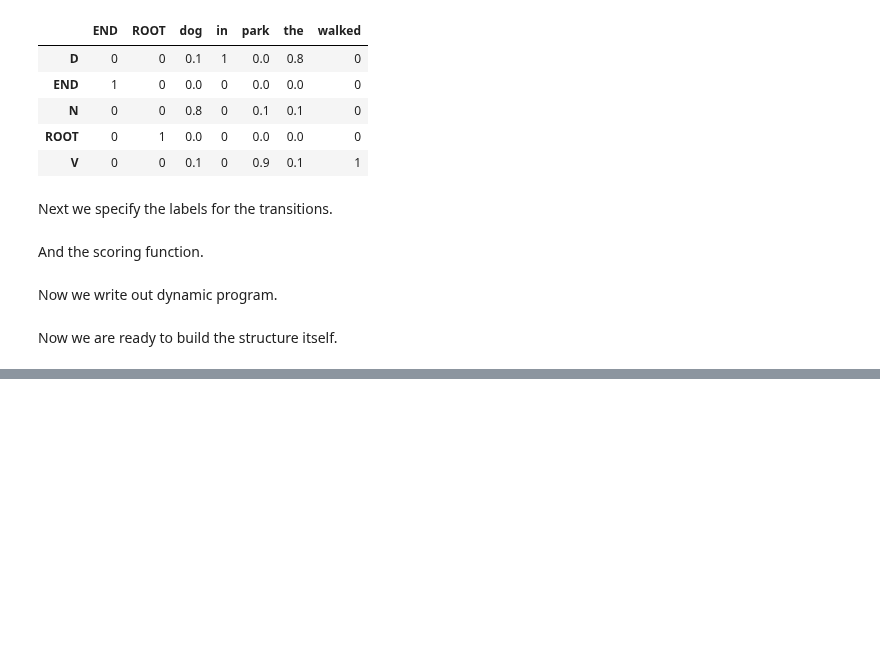
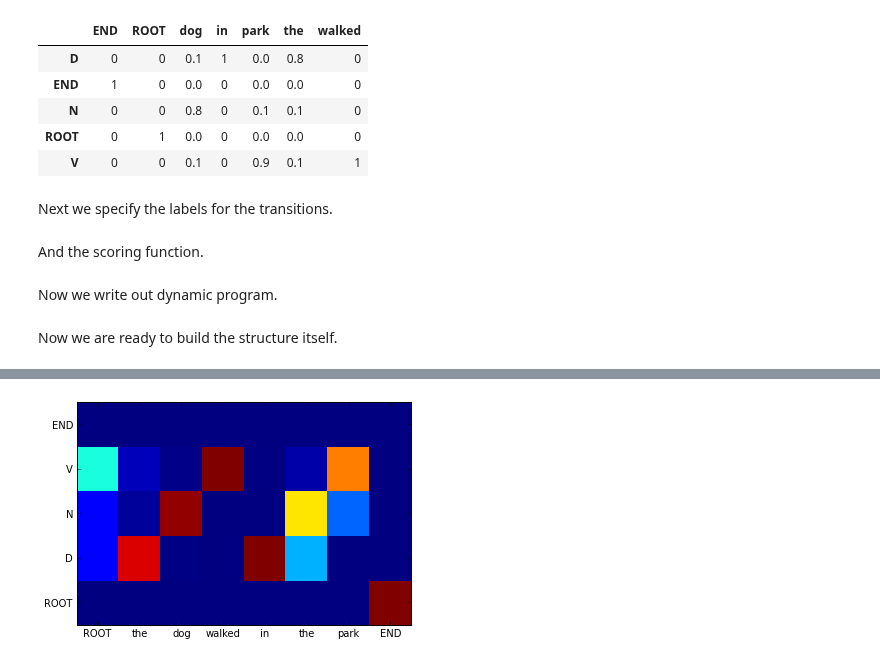
Before and after one commit to srush/PyDecode, a Jupyter notebook: notebooks/hmm.ipynb, the cells around one changed output, grey strips where cells are left out. Drawn from its saved outputs; the diff is of its cells as text; code cells hidden in the pictures; blank space fills up the shorter version.

```diff
--- a/notebooks/hmm.ipynb
+++ b/notebooks/hmm.ipynb
@@ -198,0 +131,4 @@ very_pruned_hypergraph, _ = ph.prune_hypergraph(hypergraph, potentials, 0.9)
+# %%
+for i in range(len(sentence)):
+    z = items.item_vector([(i, t) for t in range(len(tags))])
+    print normalized_marg  * (item_mat.T * z)
@@ -198,0 +144,16 @@ very_pruned_hypergraph, _ = ph.prune_hypergraph(hypergraph, potentials, 0.9)
+# %%
+mat = np.zeros([len(sentence), len(tags)])
+for i, (j, t) in items.iter_items():
+    c = item_mat.T * items.item_vector([(j,t)])
+    if not c.nonzero()[0]: continue
+    mat[j, t] = normalized_marg[c.nonzero()[0][0]]
+# %%
+df = pd.DataFrame(mat.T)
+df.columns=sentence
+df.index=tags
+plt.pcolor(df)
+plt.yticks(np.arange(0.5, len(df.index), 1), df.index)
+plt.xticks(np.arange(0.5, len(df.columns), 1), df.columns)
+plt.show()
+# %% [output]
+[figure, added]
```
Also changed, not shown: parts of 41 cells of this notebook, 42 other files.
